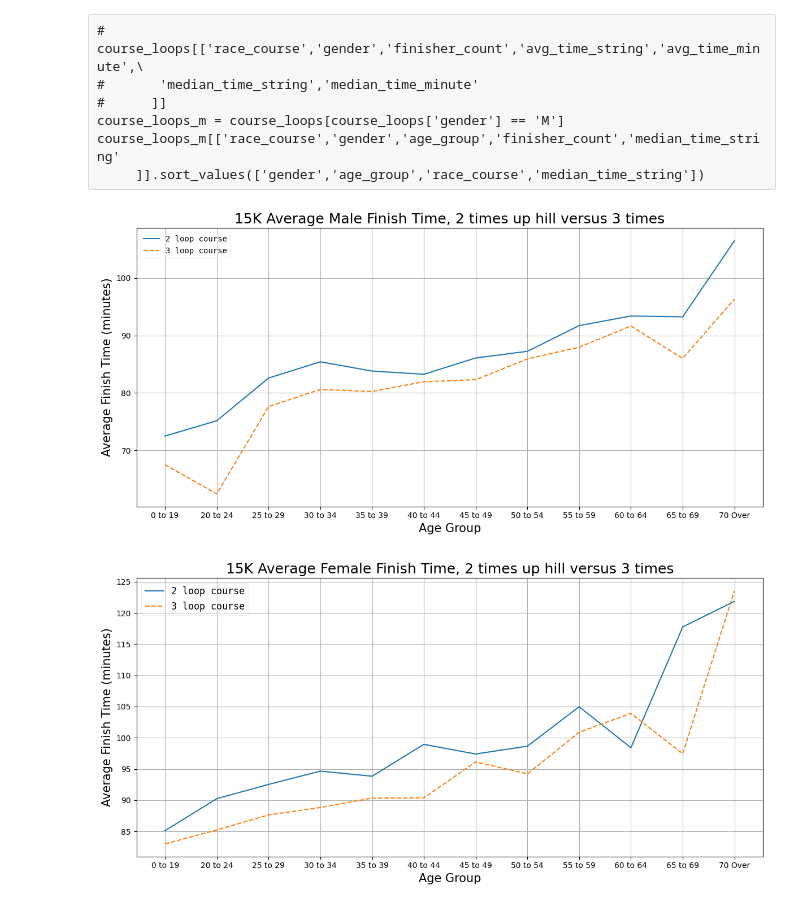
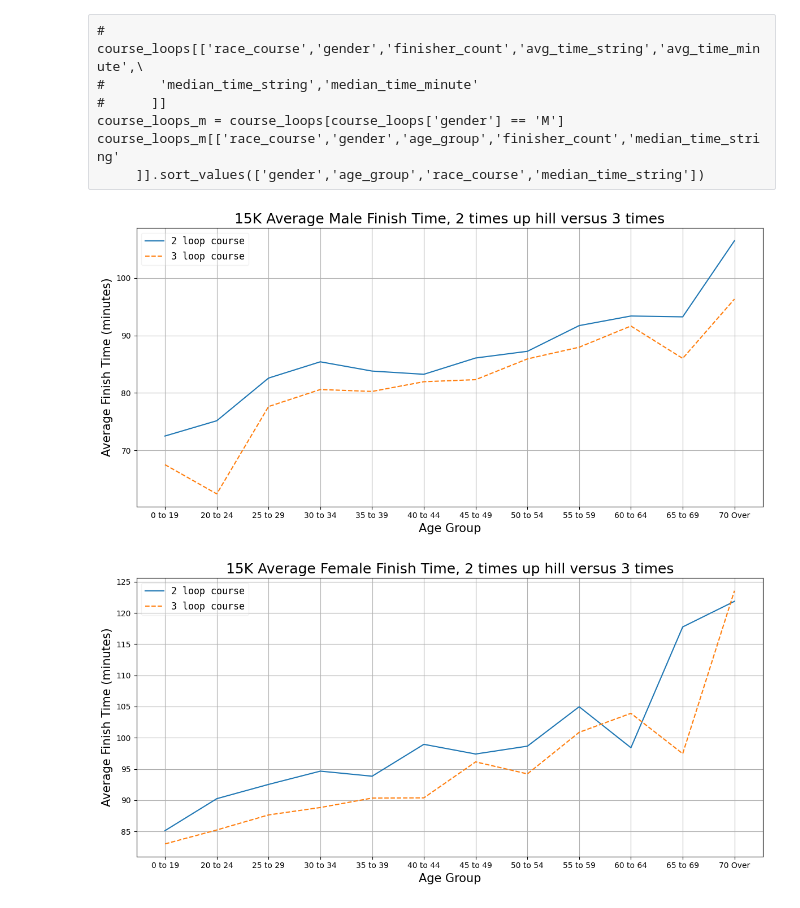
Before and after one commit to mbromberek/race_finisher_analyze, a Jupyter notebook: Steamboat_Dist_analyze.ipynb, the cells around one changed output. Drawn from its saved outputs; the diff is of its cells as text; code cells hidden in the pictures.

```diff
--- a/Steamboat_Dist_analyze.ipynb
+++ b/Steamboat_Dist_analyze.ipynb
@@ -340,25 +341,27 @@ This indicates the new course is faster despite going up the Steamboat Hill 3 ti
 course_loops_m = course_loops[course_loops['gender'] == 'M']
 course_loops_m[['race_course','gender','age_group','finisher_count','median_time_string'
      ]].sort_values(['gender','age_group','race_course','median_time_string'])
+# %%
+save_charts = False
 # %%
 gender_grp = course_loops[course_loops['gender']=='M'].copy()
 x = gender_grp['age_group'].unique()
 plots = plt.plot(x,gender_grp[gender_grp['race_course']=='2 loops'][stat['time_chart_field']], '-',
                  x,gender_grp[gender_grp['race_course']=='3 loops'][stat['time_chart_field']], '--'
                 )
 plt.legend(plots, ('2 loop course','3 loop course'), loc='best',
-           framealpha=0.25, prop={'size':'medium', 'family':'monospace'})
+           framealpha=0.25, prop={'size':'large', 'family':'monospace'})
 plt.gcf().set_size_inches(12,6)
 title = race_dist+' '+stat['value'] + ' Male Finish Time, 2 times up hill versus 3 times'
 plt.title(title, fontsize=title_font_size)
 plt.xlabel('Age Group', fontsize=xy_label_font_size)
 plt.ylabel(stat['value']+' Finish Time (minutes)', fontsize=xy_label_font_size)
 plt.grid(True)
 plt.tight_layout()
 if save_charts:
-    plt.savefig(os.path.join(chart_dir, title + '.png'), dpi=200)
+    plt.savefig(os.path.join(chart_dir, title.replace(' ', '_') + '.png'), dpi=200)
 # %% [output]
-[figure, old version]
+[figure, new version]
 # %%
 gender_grp = course_loops[course_loops['gender']=='F'].copy()
 x = gender_grp['age_group'].unique()
```
Also changed, not shown: parts of 16 cells of this notebook, 5 other files.
